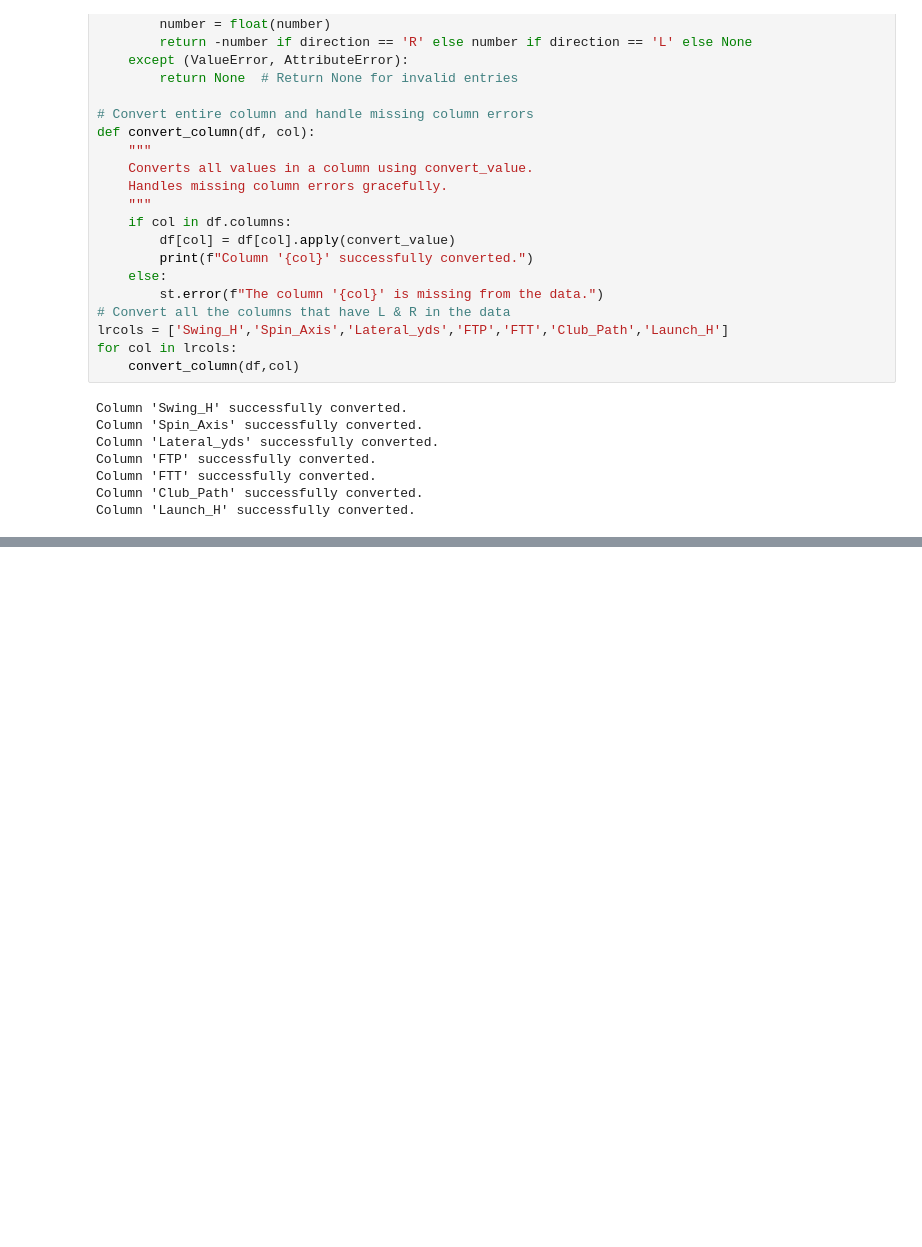
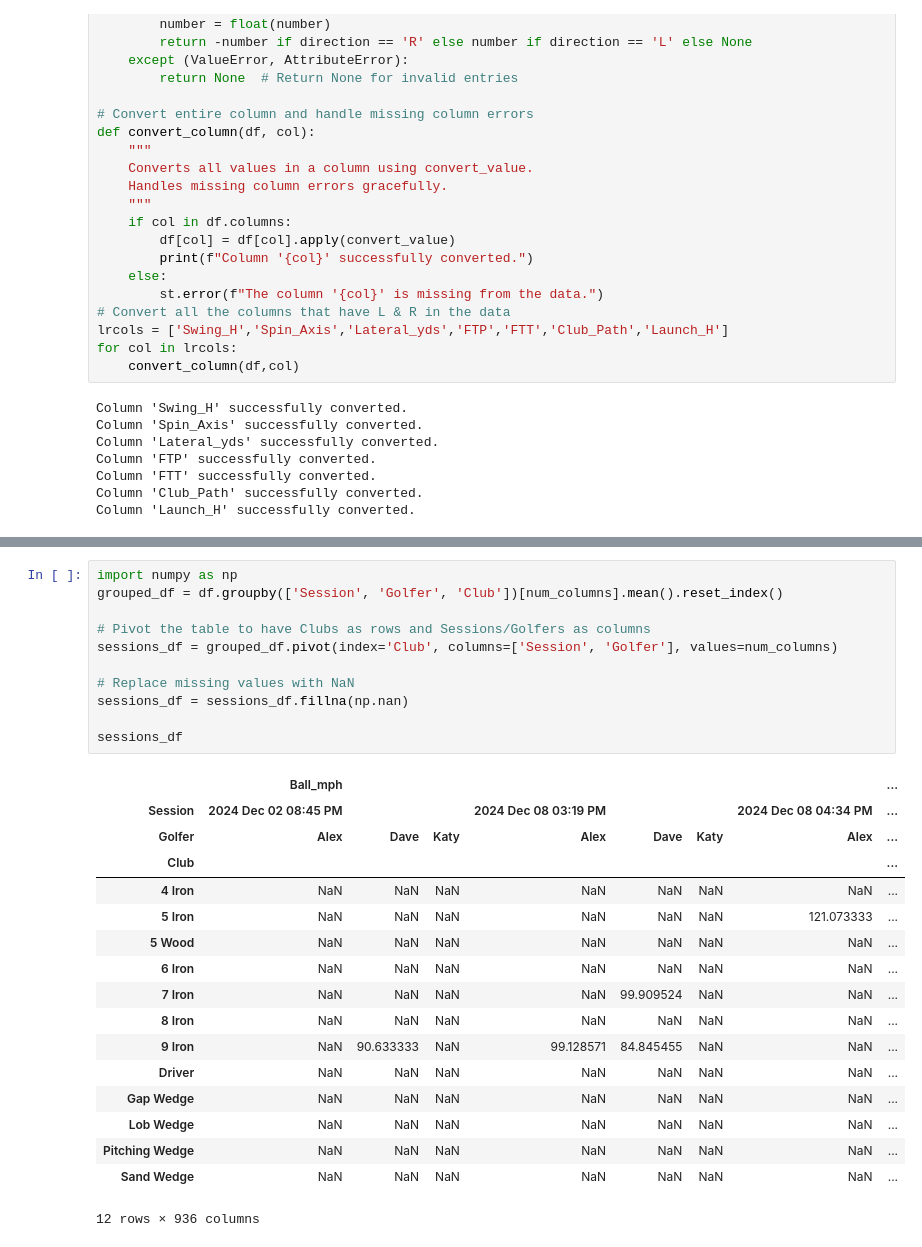
Before and after one commit to dmombo/GolfStats, a Jupyter notebook: Golf test2.ipynb, the cells around one changed output, grey strips where cells are left out. Cells and saved outputs as stored; diff of their text form; blank space fills up the shorter version.

```diff
--- a/Golf test2.ipynb
+++ b/Golf test2.ipynb
@@ -77,0 +267,29 @@ Column 'Launch_H' successfully converted.
+# %%
+import numpy as np
+grouped_df = df.groupby(['Session', 'Golfer', 'Club'])[num_columns].mean().reset_index()
+
+# Pivot the table to have Clubs as rows and Sessions/Golfers as columns
+sessions_df = grouped_df.pivot(index='Club', columns=['Session', 'Golfer'], values=num_columns)
+
+# Replace missing values with NaN
+sessions_df = sessions_df.fillna(np.nan)
+
+sessions_df
+# %% [output]
+|  | Ball_mph |  |  |  |  |  |  | ... |
+| Session | 2024 Dec 02 08:45 PM |  |  | 2024 Dec 08 03:19 PM |  |  | 2024 Dec 08 04:34 PM | ... |
+| Golfer | Alex | Dave | Katy | Alex | Dave | Katy | Alex | ... |
+| Club |  |  |  |  |  |  |  | ... |
+| 4 Iron | NaN | NaN | NaN | NaN | NaN | NaN | NaN | ... |
+| 5 Iron | NaN | NaN | NaN | NaN | NaN | NaN | 121.073333 | ... |
+| 5 Wood | NaN | NaN | NaN | NaN | NaN | NaN | NaN | ... |
+| 6 Iron | NaN | NaN | NaN | NaN | NaN | NaN | NaN | ... |
+| 7 Iron | NaN | NaN | NaN | NaN | 99.909524 | NaN | NaN | ... |
+| 8 Iron | NaN | NaN | NaN | NaN | NaN | NaN | NaN | ... |
+| 9 Iron | NaN | 90.633333 | NaN | 99.128571 | 84.845455 | NaN | NaN | ... |
+| Driver | NaN | NaN | NaN | NaN | NaN | NaN | NaN | ... |
+| Gap Wedge | NaN | NaN | NaN | NaN | NaN | NaN | NaN | ... |
+| Lob Wedge | NaN | NaN | NaN | NaN | NaN | NaN | NaN | ... |
+| Pitching Wedge | NaN | NaN | NaN | NaN | NaN | NaN | NaN | ... |
+| Sand Wedge | NaN | NaN | NaN | NaN | NaN | NaN | NaN | ... |
+12 rows × 936 columns
```
Also changed, not shown: parts of 21 cells of this notebook, 4 other files.
